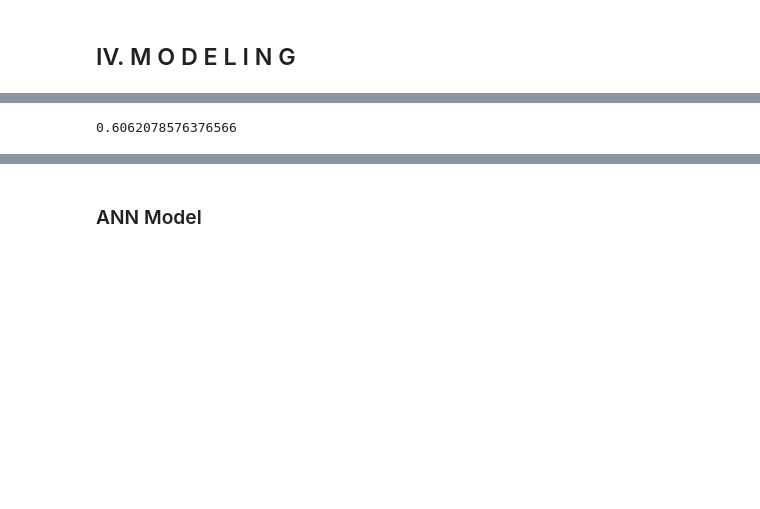
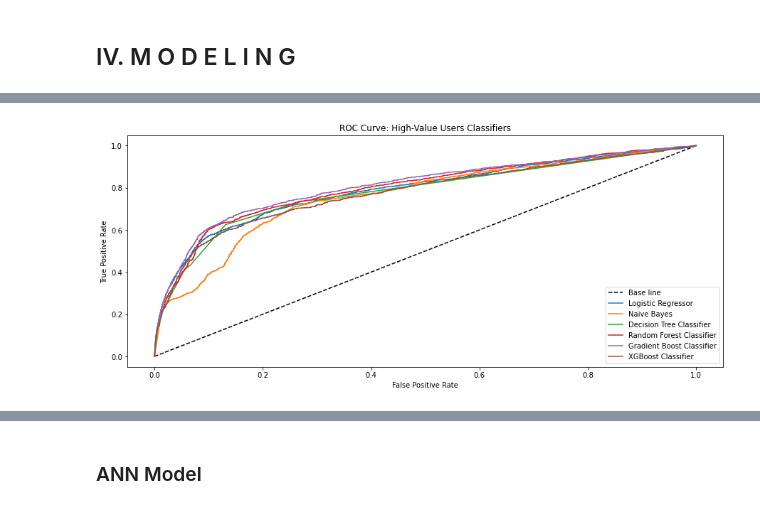
Before and after one commit to ngttnguyen/my-atom-fair, a Jupyter notebook: Nguyen_Bank_Marketing_Modeling.ipynb, the cells around one changed output, grey strips where cells are left out. Saved outputs shown, nothing was run; the diff lists cells and outputs as text; code cells hidden in the pictures; blank space fills up the shorter version.

```diff
--- a/Nguyen_Bank_Marketing_Modeling.ipynb
+++ b/Nguyen_Bank_Marketing_Modeling.ipynb
@@ -538,8 +553,9 @@ def run_mode(model):
     print('Test-set accuracy score: {0:0.4f}'. format(accuracy_score(y_test,y_test_pred)))
     print('Training-set accuracy score: {0:0.4f}'. format(accuracy_score(y_train, y_train_pred)))
 # %%
-### Run Models
+### R U N M O D E Ls
 evalutation_df = init_evaluation_df()
+y_test_proba_df = pd.DataFrame()
 
 models = [LogisticRegression(max_iter = 300),
           GaussianNB(),
@@ -560,7 +576,10 @@ names = [ 'Logistic Regressor',
 for model,name in zip(models,names):
     model.fit(X_train,y_train)
     y_test_pred = model.predict(X_test)
+    y_test_pred_proba = model.predict_proba(X_test)[:,1] #Lấy xác suất phần 1
     y_train_pred = model.predict(X_train)
+
     model_eval_df = create_evaluation_df(name, y_train,y_train_pred, y_test, y_test_pred)
     evalutation_df = evalutation_df.append(model_eval_df, ignore_index = True)
+    y_test_proba_df[name] = y_test_pred_proba
 # %% [output]
@@ -578,3 +608,21 @@ evalutation_df
+# %%
+### ROC CURVE
+
+plt.figure(figsize = (15,6))
+plt.plot([0, 1], [0, 1], 'k--')
+
+# Generate ROC curve values: fpr, tpr, thresholds
+for col in y_test_proba_df.columns:
+    fpr1, tpr1, thresholds1 = metrics.roc_curve(y_test, y_test_proba_df[col])
+    plt.plot(fpr1, tpr1)
+
+plt.xlabel('False Positive Rate')
+plt.ylabel('True Positive Rate')
+plt.title('ROC Curve: High-Value Users Classifiers')
+plt.legend(['Base line']+ y_test_proba_df.columns.tolist(), loc='lower right')
+plt.show()
+# %% [output]
+[figure, added]
 # %%
 model = LogisticRegression(max_iter = 300)
 model.fit(X_train, y_train)
@@ -589,18 +640,3 @@ y_train_pred = model.predict(X_train)
 # print()
 # print('Test-set accuracy score: {0:0.4f}'. format(accuracy_score(y_test,y_test_pred)))
 # print('Training-set accuracy score: {0:0.4f}'. format(accuracy_score(y_train, y_train_pred)))
-# %%
-y_pred_proba = model.predict_proba(X_test)[::,1]
-# fpr, tpr, _ = metrics.roc_curve(y_test,  y_pred_proba)
-# auc = metrics.roc_auc_score(y_test, y_pred_proba)
-# plt.plot(fpr,tpr,label="data 1, auc="+str(auc))
-# plt.legend(loc=4)
-# plt.show()
-fpr, tpr, _  = metrics.roc_curve(y_test,  y_test_pred)
-auc = metrics.roc_auc_score(y_test, y_test_pred)
-# plt.plot(fpr,tpr,label="data 1, auc="+str(auc))
-# plt.legend(loc=4)
-# plt.show()
-auc
-# %% [output]
-0.6062078576376566
```
Also changed, not shown: parts of 12 cells of this notebook.
